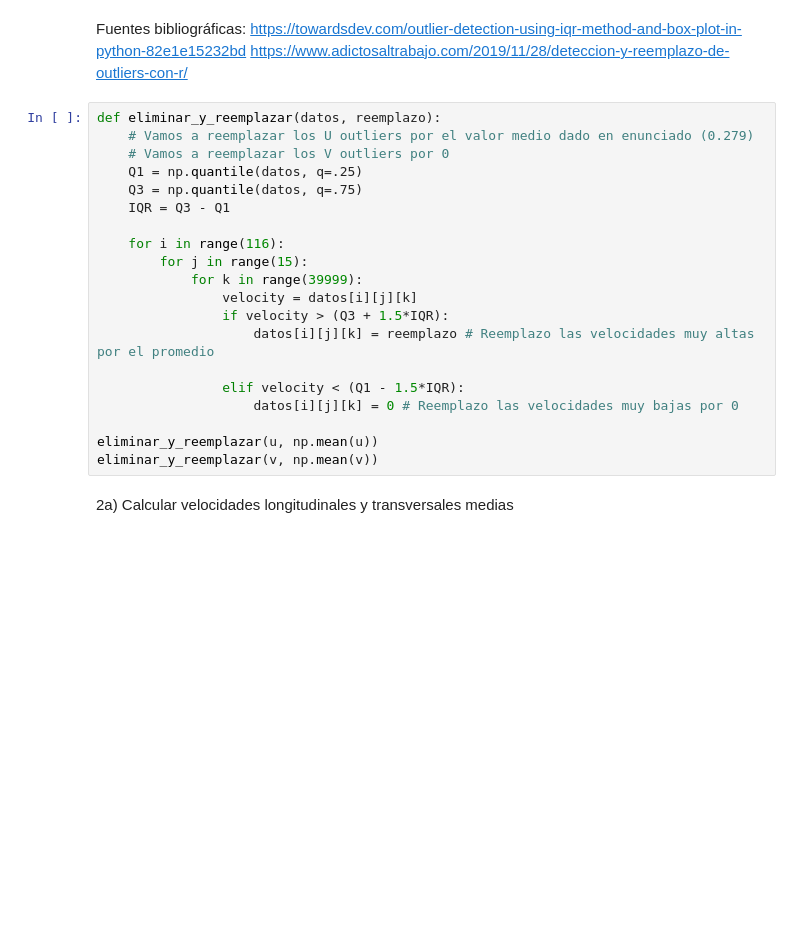
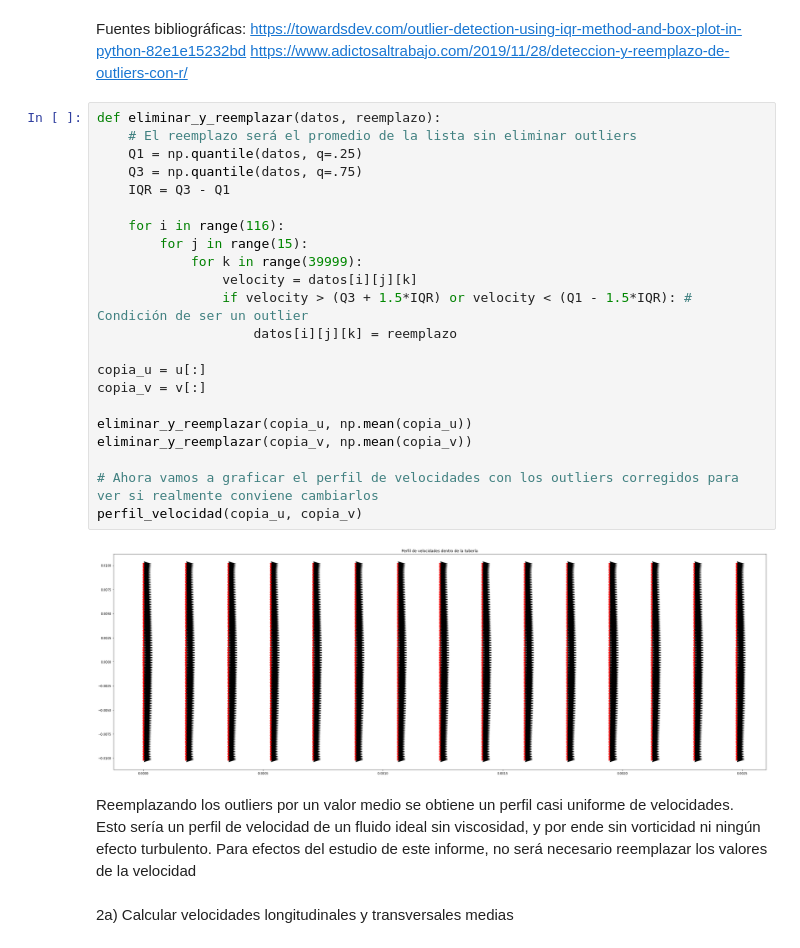
Before and after one commit to AlonsoEspinoza8/Proyecto-ICH1104, a Jupyter notebook: proyecto.ipynb, the cells around one changed output. Cells and saved outputs as stored; diff of their text form; blank space fills up the shorter version.

Commit message:
Justificación de la no eliminación de outliers hecha

```diff
--- a/proyecto.ipynb
+++ b/proyecto.ipynb
@@ -81,24 +64,30 @@ Fuentes bibliográficas: https://towardsdev.com/outlier-detection-using-iqr-meth
 https://www.adictosaltrabajo.com/2019/11/28/deteccion-y-reemplazo-de-outliers-con-r/
 # %%
 def eliminar_y_reemplazar(datos, reemplazo):
-    # Vamos a reemplazar los U outliers por el valor medio dado en enunciado (0.279)
-    # Vamos a reemplazar los V outliers por 0
+    # El reemplazo será el promedio de la lista sin eliminar outliers
     Q1 = np.quantile(datos, q=.25)
     Q3 = np.quantile(datos, q=.75)
     IQR = Q3 - Q1
 
     for i in range(116):
         for j in range(15):
             for k in range(39999):
                 velocity = datos[i][j][k]
-                if velocity > (Q3 + 1.5*IQR):
-                    datos[i][j][k] = reemplazo # Reemplazo las velocidades muy altas por el promedio
+                if velocity > (Q3 + 1.5*IQR) or velocity < (Q1 - 1.5*IQR): # Condición de ser un outlier
+                    datos[i][j][k] = reemplazo
 
-                elif velocity < (Q1 - 1.5*IQR):
-                    datos[i][j][k] = 0 # Reemplazo las velocidades muy bajas por 0
+copia_u = u[:]
+copia_v = v[:]
 
-eliminar_y_reemplazar(u, np.mean(u))
-eliminar_y_reemplazar(v, np.mean(v))
+eliminar_y_reemplazar(copia_u, np.mean(copia_u))
+eliminar_y_reemplazar(copia_v, np.mean(copia_v))
+
+# Ahora vamos a graficar el perfil de velocidades con los outliers corregidos para ver si realmente conviene cambiarlos
+perfil_velocidad(copia_u, copia_v)
+# %% [output]
+[figure, added]
+# %% [markdown]
+Reemplazando los outliers por un valor medio se obtiene un perfil casi uniforme de velocidades. Esto sería un perfil de velocidad de un fluido ideal sin viscosidad, y por ende sin vorticidad ni ningún efecto turbulento. Para efectos del estudio de este informe, no será necesario reemplazar los valores de la velocidad
 # %% [markdown]
 2a) Calcular velocidades longitudinales y transversales medias
 # %%
```
Also changed, not shown: parts of 7 cells of this notebook.
